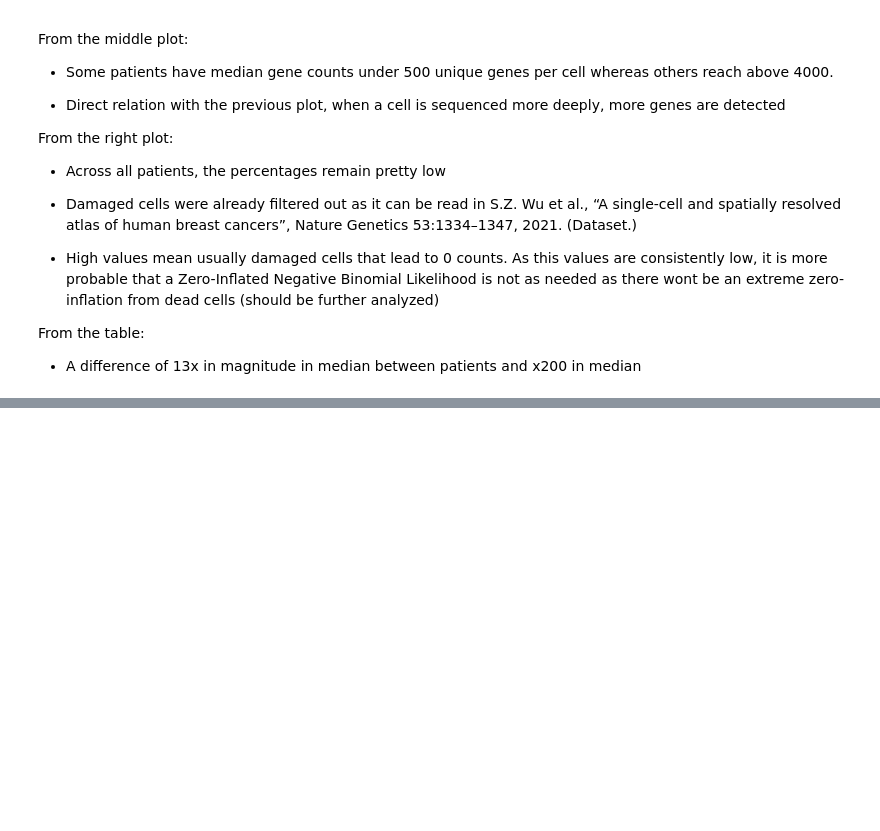
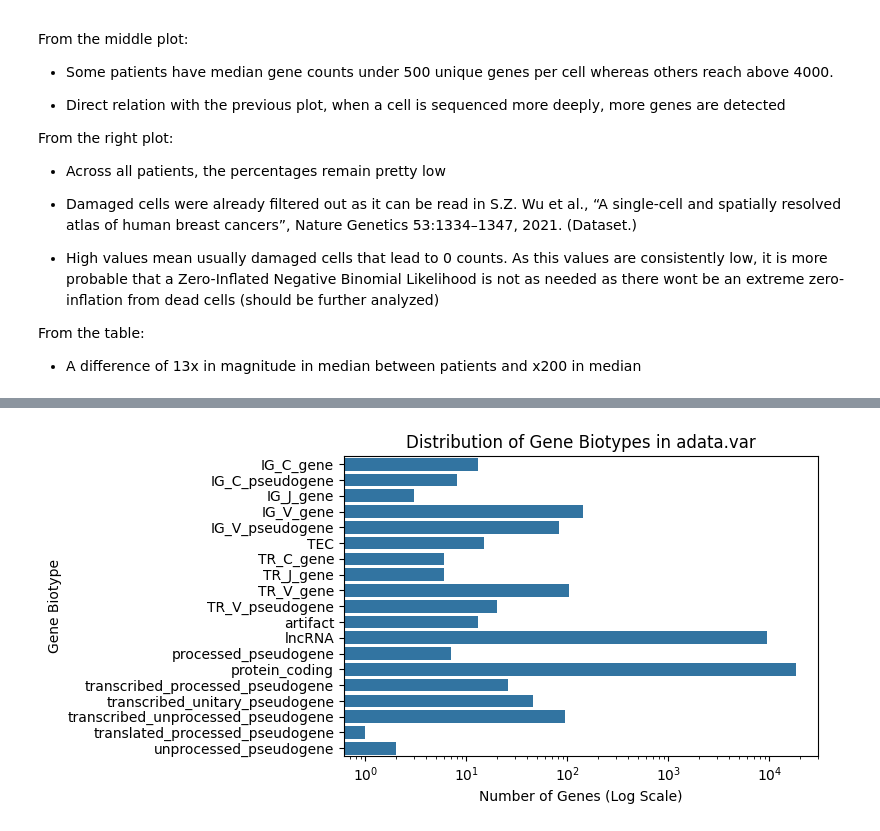
Before and after one commit to alvarodca/DeepGen-Oncology, a Jupyter notebook: Exploratory Notebooks/Data EDA/data.ipynb, the cells around one changed output, grey strips where cells are left out. Saved outputs shown, nothing was run; the diff lists cells and outputs as text; code cells hidden in the pictures; blank space fills up the shorter version.

```diff
--- a/Exploratory Notebooks/Data EDA/data.ipynb
+++ b/Exploratory Notebooks/Data EDA/data.ipynb
@@ -422,0 +476,13 @@ From the table:
+# %%
+biotype_counts = adata.var['feature_type'].value_counts()
+
+plt.figure(figsize=(8, 4))
+sns.barplot(x=biotype_counts.values, y=biotype_counts.index)
+plt.xscale('log')
+plt.xlabel("Number of Genes (Log Scale)")
+plt.ylabel("Gene Biotype")
+plt.title("Distribution of Gene Biotypes in adata.var")
+plt.tight_layout()
+plt.show()
+# %% [output]
+[figure, added]
```
Also changed, not shown: parts of 24 cells of this notebook.
